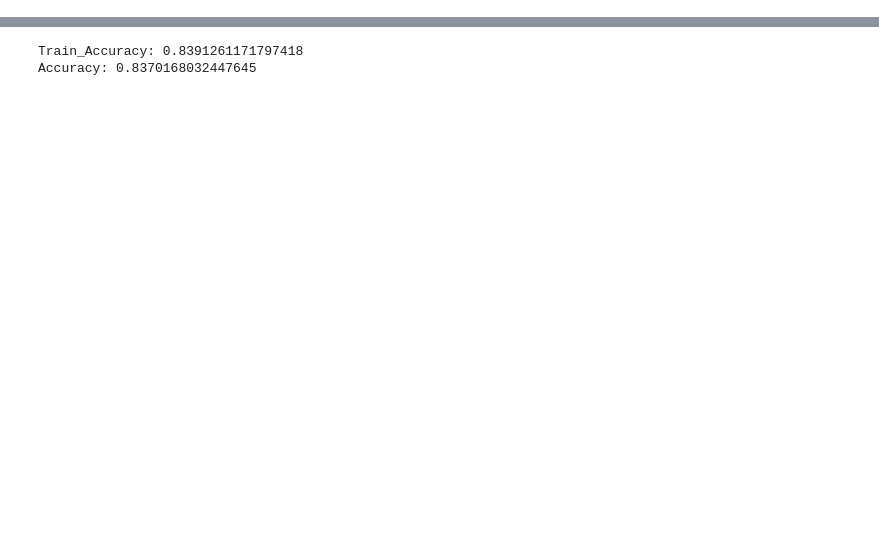
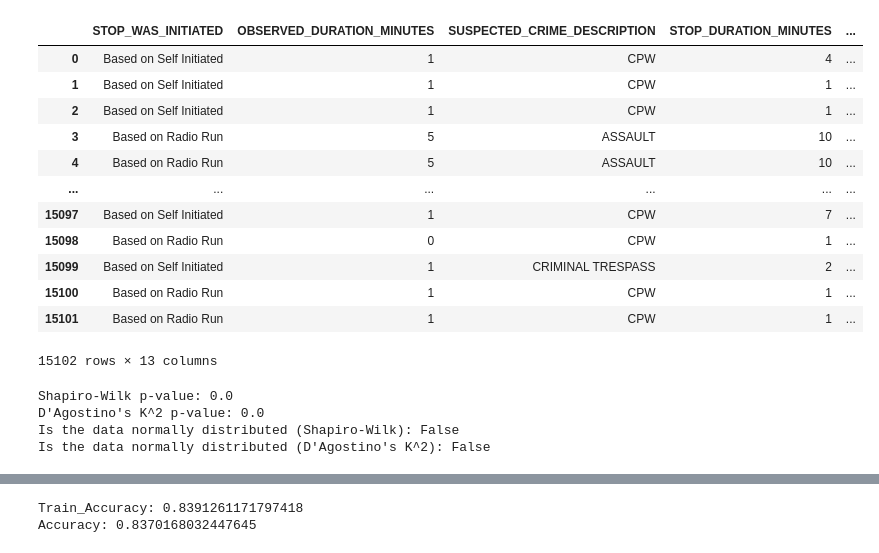
Before and after one commit to RicardoTlatelpa/StopAndFrisk, a Jupyter notebook: Final_Model.ipynb, the cells around one changed output, grey strips where cells are left out. Cells and saved outputs as stored; diff of their text form; code cells hidden in the pictures; blank space fills up the shorter version.

```diff
--- a/Final_Model.ipynb
+++ b/Final_Model.ipynb
@@ -60,3 +83,19 @@ final_df = pd.DataFrame(new, columns=['DEMEANOR_OF_PERSON_STOPPED', 'COMPOUND_SE
+# %%
+Test1
+# %% [output]
+|  | STOP_WAS_INITIATED | OBSERVED_DURATION_MINUTES | SUSPECTED_CRIME_DESCRIPTION | STOP_DURATION_MINUTES | ... |
+| 0 | Based on Self Initiated | 1 | CPW | 4 | ... |
+| 1 | Based on Self Initiated | 1 | CPW | 1 | ... |
+| 2 | Based on Self Initiated | 1 | CPW | 1 | ... |
+| 3 | Based on Radio Run | 5 | ASSAULT | 10 | ... |
+| 4 | Based on Radio Run | 5 | ASSAULT | 10 | ... |
+| ... | ... | ... | ... | ... | ... |
+| 15097 | Based on Self Initiated | 1 | CPW | 7 | ... |
+| 15098 | Based on Radio Run | 0 | CPW | 1 | ... |
+| 15099 | Based on Self Initiated | 1 | CRIMINAL TRESPASS | 2 | ... |
+| 15100 | Based on Radio Run | 1 | CPW | 1 | ... |
+| 15101 | Based on Radio Run | 1 | CPW | 1 | ... |
+15102 rows × 13 columns
 # %%
 Feature_test=["FIREARM_FLAG","FRISKED_FLAG","SEARCHED_FLAG"]
 
@@ -113,0 +151,18 @@ X_train_oversampled, y_train_oversampled = smote.fit_resample(X_train, y_train)
+# %%
+# Shapiro-Wilk test
+_, shapiro_pvalue = shapiro(nd_test)
+is_normal_sw = shapiro_pvalue > 0.05
+
+# D'Agostino's K^2 test
+_, dagostino_pvalue = normaltest(nd_test)
+is_normal_dg = dagostino_pvalue > 0.05
+
+print("Shapiro-Wilk p-value:", shapiro_pvalue)
+print("D'Agostino's K^2 p-value:", dagostino_pvalue)
+print("Is the data normally distributed (Shapiro-Wilk):", is_normal_sw)
+print("Is the data normally distributed (D'Agostino's K^2):", is_normal_dg)
+# %% [output]
+Shapiro-Wilk p-value: 0.0
+D'Agostino's K^2 p-value: 0.0
+Is the data normally distributed (Shapiro-Wilk): False
+Is the data normally distributed (D'Agostino's K^2): False
```
Also changed, not shown: parts of 21 cells of this notebook.
